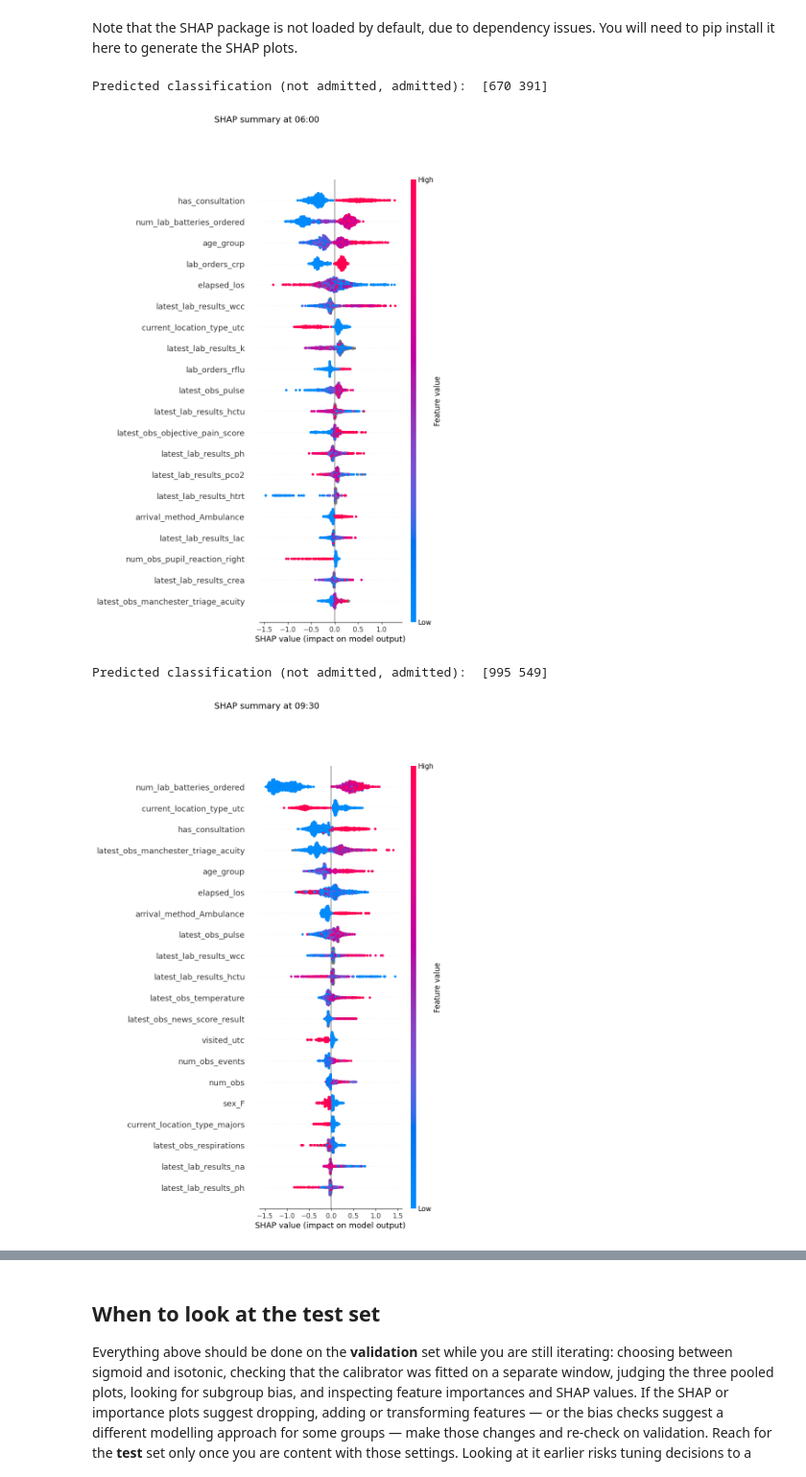
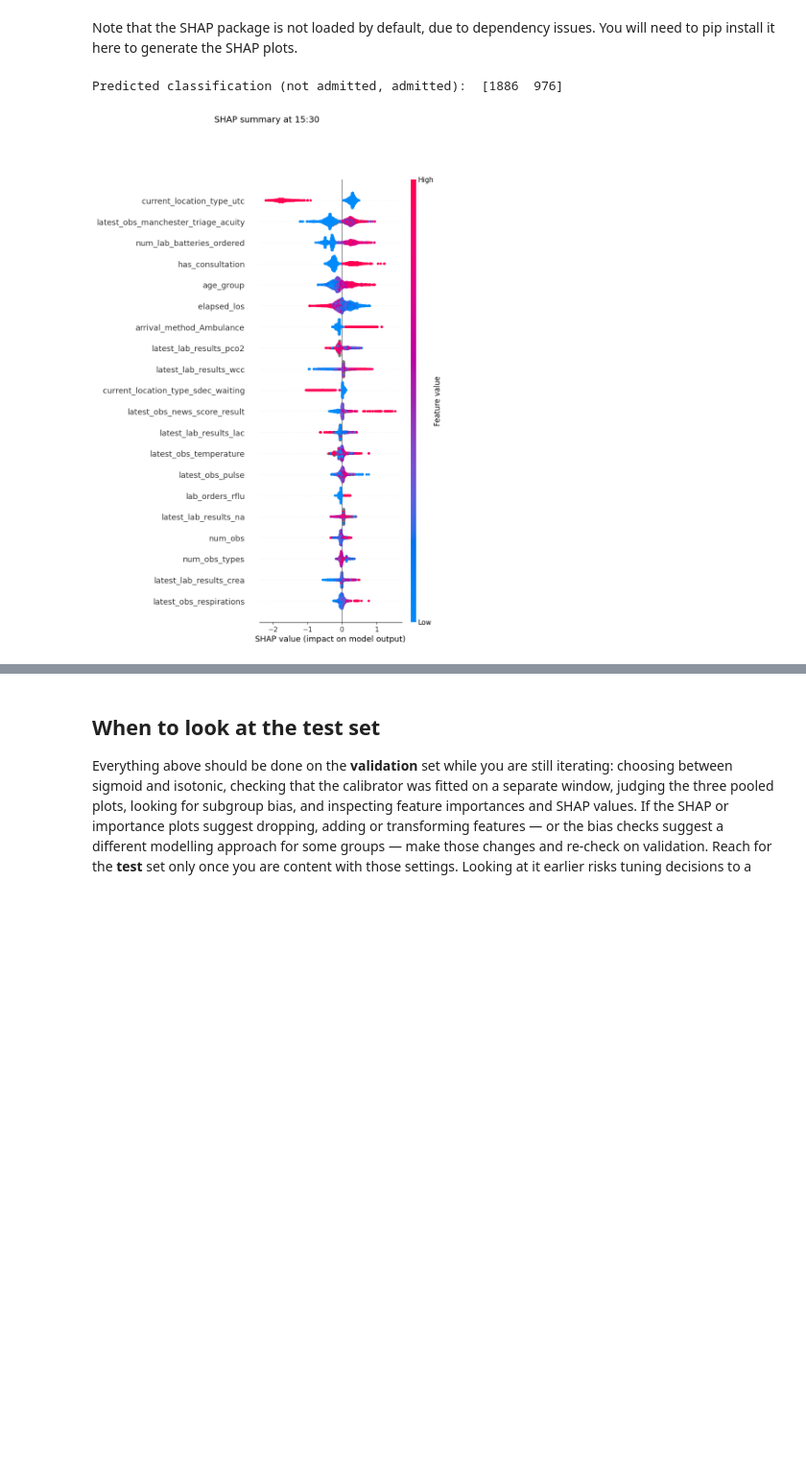
Before and after one commit to UCL-CORU/patientflow, a Jupyter notebook: notebooks/2c_Evaluate_patient_snapshot_models.ipynb, the cells around one changed output, grey strips where cells are left out. Shown at 96% size. Saved outputs shown, nothing was run; the diff lists cells and outputs as text; code cells hidden in the pictures; blank space fills up the shorter version.

```diff
--- a/notebooks/2c_Evaluate_patient_snapshot_models.ipynb
+++ b/notebooks/2c_Evaluate_patient_snapshot_models.ipynb
@@ -577,8 +577,12 @@ plot_madcap_by_group(
 # %%
+from patientflow.load import get_model_key
 from patientflow.viz.features import plot_features
 
+model_1530 = trained_models[get_model_key("admissions", (15, 30))]
+
 plot_features(
-    trained_models,
+    [model_1530],
+    max_label_length=None,
     show=True,
 )
 # %% [output]
@@ -590,13 +594,12 @@ Note that the SHAP package is not loaded by default, due to dependency issues. Y
 # %%
 from patientflow.viz.shap import plot_shap
 
 plot_shap(
-    trained_models,
+    [model_1530],
     valid_visits,
+    max_label_length=None,
     show=True,
 )
 # %% [output]
-Predicted classification (not admitted, admitted):  [670 391]
+Predicted classification (not admitted, admitted):  [1886  976]
-[figure, old version]
+[figure, new version]
-Predicted classification (not admitted, admitted):  [995 549]
-[figure, removed]
```
Also changed, not shown: parts of 5 cells of this notebook, 23 other files.
